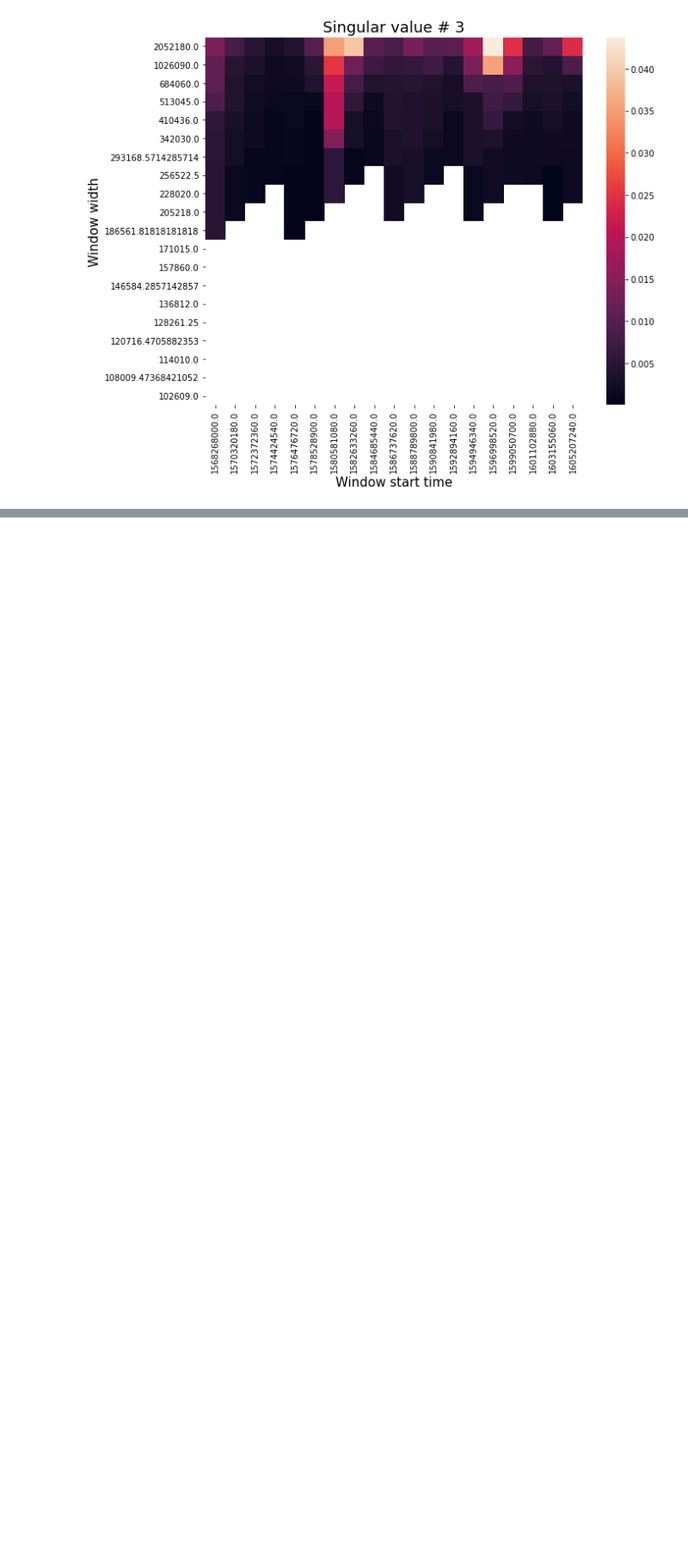
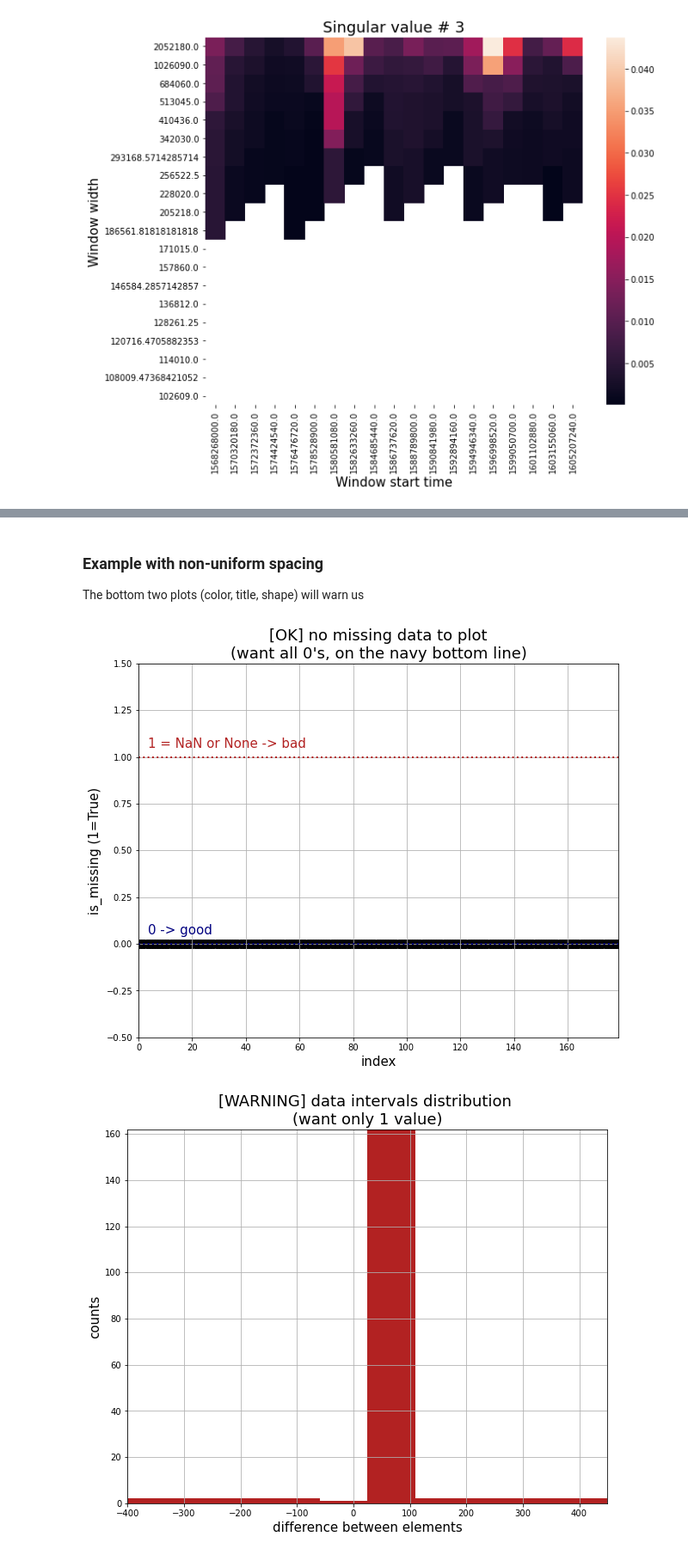
Before and after one commit to Mitchellpkt/python-isthmuslib, a Jupyter notebook: demo.ipynb, the cells around one changed output, grey strips where cells are left out. Shown at 86% size. Drawn from its saved outputs; the diff is of its cells as text; code cells hidden in the pictures; blank space fills up the shorter version.

```diff
--- a/demo.ipynb
+++ b/demo.ipynb
@@ -160,0 +192,11 @@ timeseries.plot_info_surface(cols=['baz', 'foo', 'bar']);
+# %% [markdown]
+### Example with non-uniform spacing
+The bottom two plots (color, title, shape) will warn us
+# %%
+uneven_data = deepcopy(uniform_complete_data)
+for index in [10, 20, 45, 55, 56, 57, 67, 85, 95, 120, 150]:
+    uneven_data[index] *= 1.1
+isli.basis_quality_plots(uneven_data);
+# %% [output]
+[figure, added]
+[figure, added]
```
Also changed, not shown: parts of 14 cells of this notebook, 7 other files.
